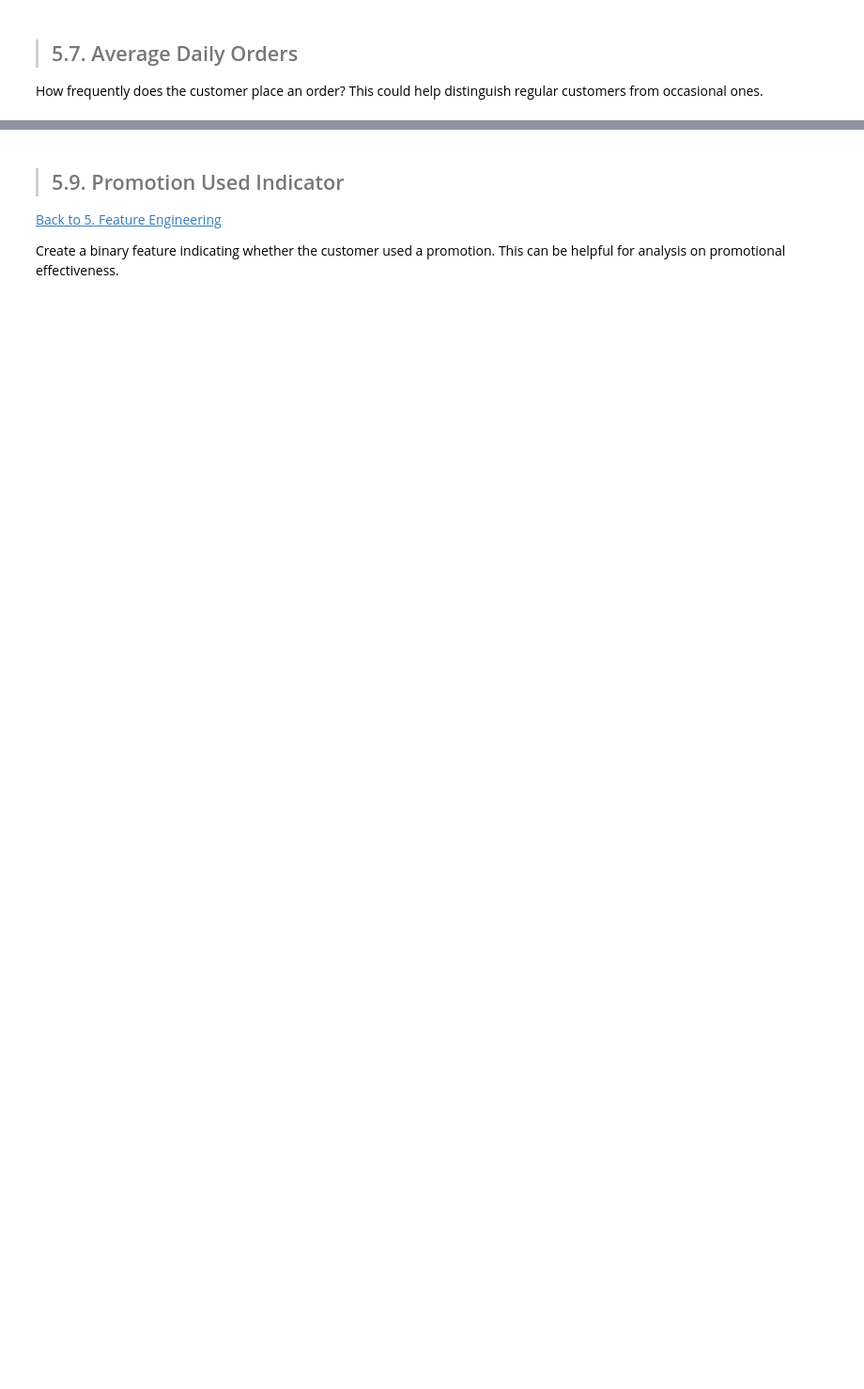
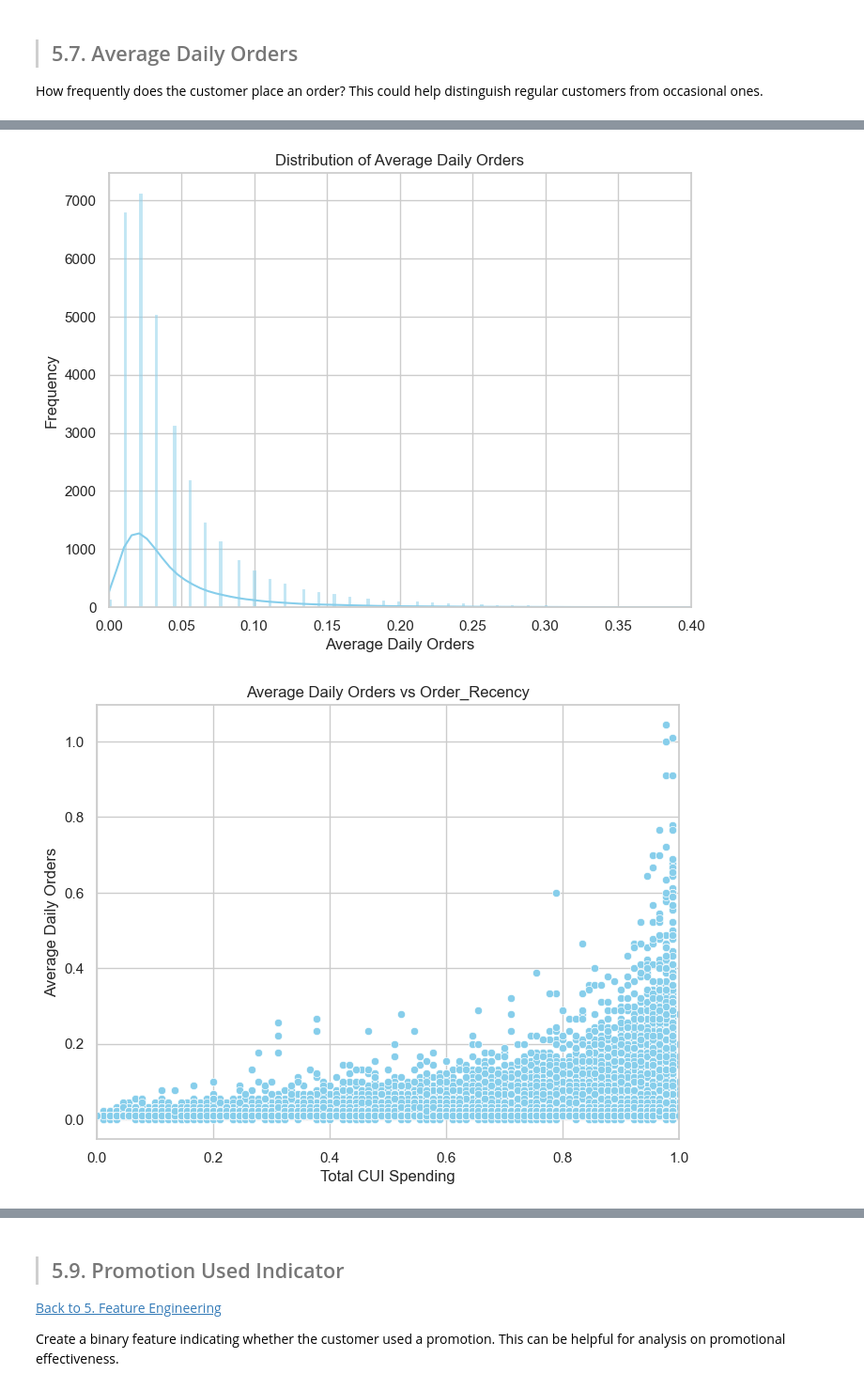
Before and after one commit to SvenGoerdes/CustomerSegmentationDataMining, a Jupyter notebook: deliverables/EDA.ipynb, the cells around one changed output, grey strips where cells are left out. Shown at 94% size. Saved outputs shown, nothing was run; the diff lists cells and outputs as text; code cells hidden in the pictures; blank space fills up the shorter version.

```diff
--- a/deliverables/EDA.ipynb
+++ b/deliverables/EDA.ipynb
@@ -1263,0 +2037,29 @@ df_new_features["avg_daily_orders"].describe().round(2)
+# %%
+# Histogram for 'avg_daily_orders'
+plt.figure(figsize=(8, 6))
+sns.histplot(df_new_features['avg_daily_orders'], kde=True, color="skyblue")
+plt.title("Distribution of Average Daily Orders")
+plt.xlabel("Average Daily Orders")
+plt.ylabel("Frequency")
+plt.xlim(0, 0.4)  # Set x-axis range from 0 to 1
+plt.show()
+
+# Scatter plot for 'avg_daily_orders' vs 'total_cui_spending'
+plt.figure(figsize=(8, 6))
+sns.scatterplot(x='order_recency', y='avg_daily_orders', data=df_new_features, color="skyblue")
+plt.title("Average Daily Orders vs Order_Recency")
+plt.xlabel("Total CUI Spending")
+plt.ylabel("Average Daily Orders")
+plt.xlim(0, 1)  # Set x-axis range from 0 to 1
+plt.show()
+
+# Box plot for 'avg_daily_orders'
+plt.figure(figsize=(8, 6))
+sns.boxplot(x=df_new_features['avg_daily_orders'], color="skyblue")
+plt.title("Box Plot of Average Daily Orders")
+plt.xlabel("Average Daily Orders")
+plt.xlim(0, 1)  # Set x-axis range from 0 to 1
+plt.show()
+# %% [output]
+[figure, added]
+[figure, added]
```
Also changed, not shown: parts of 99 cells of this notebook.
